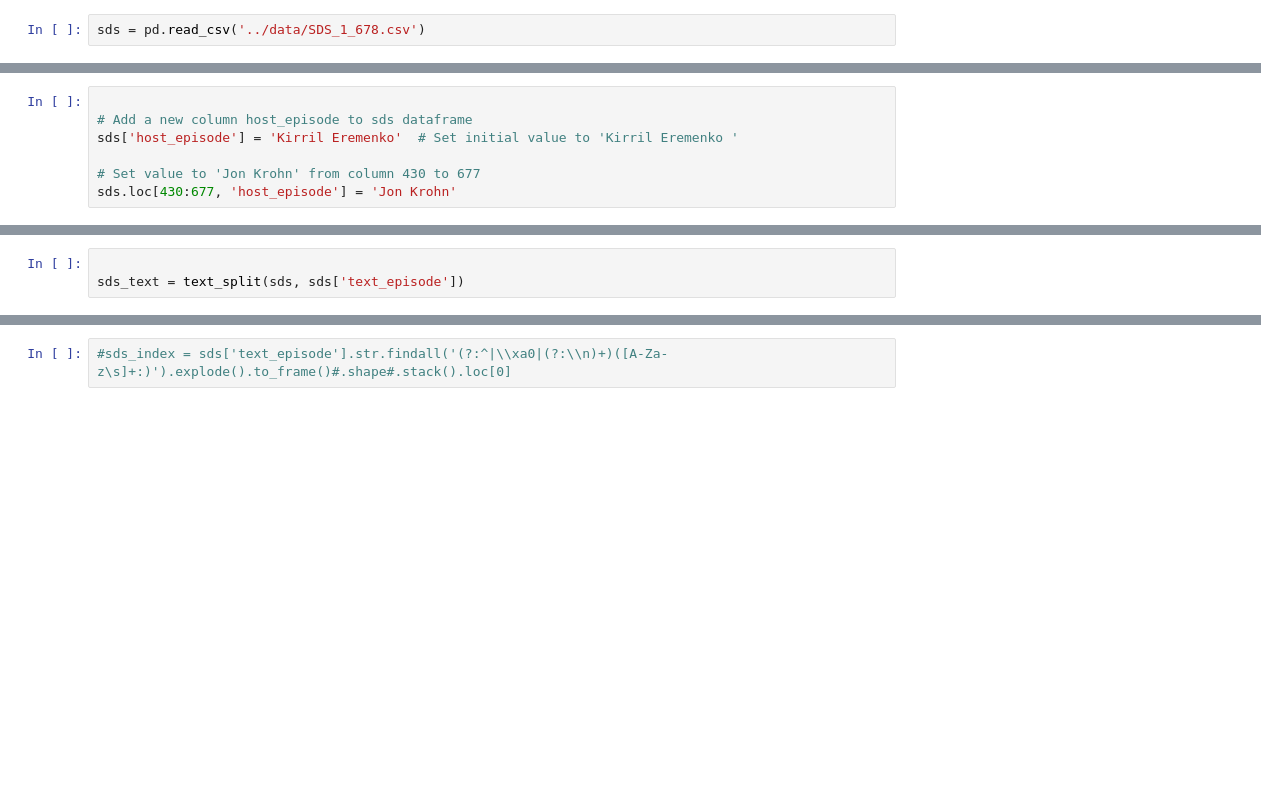
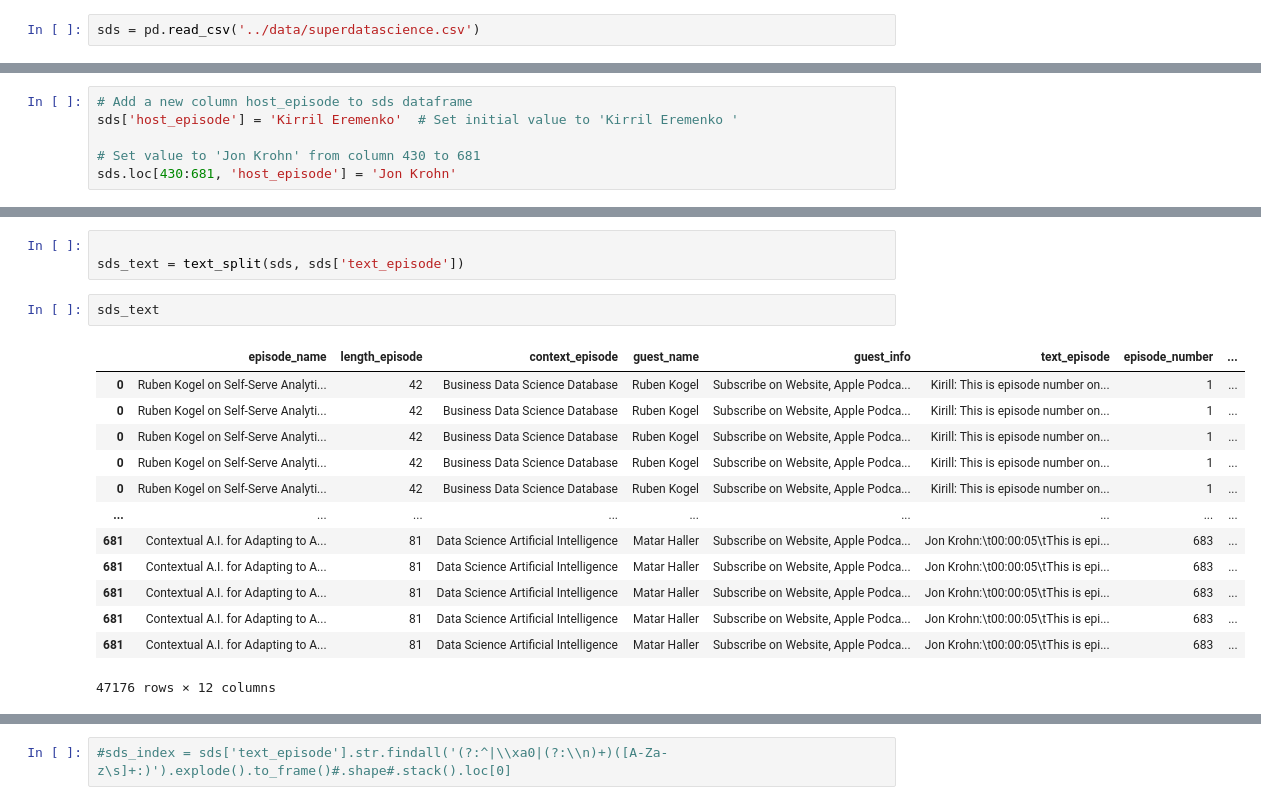
Before and after one commit to ashamaheshwari/SDS_podcast_analysis, a Jupyter notebook: notebooks/SDS_data_preprocessing.ipynb, the cells around one changed output, grey strips where cells are left out. Saved outputs shown, nothing was run; the diff lists cells and outputs as text; blank space fills up the shorter version.

Commit message:
working on data cleaning

```diff
--- a/notebooks/SDS_data_preprocessing.ipynb
+++ b/notebooks/SDS_data_preprocessing.ipynb
@@ -5,7 +5,7 @@ import matplotlib.pyplot as plt
 import seaborn as sns
 import plotly.express as px
 # %%
-sds = pd.read_csv('../data/SDS_1_678.csv')
+sds = pd.read_csv('../data/superdatascience.csv')
 # %%
 sds.info()
 # %% [output]
@@ -34,0 +71,6 @@ sds['length_episode'] = sds['length_episode'].astype('int')
+# %%
+# Add a new column host_episode to sds dataframe
+sds['host_episode'] = 'Kirril Eremenko'  # Set initial value to 'Kirril Eremenko '
+
+# Set value to 'Jon Krohn' from column 430 to 681
+sds.loc[430:681, 'host_episode'] = 'Jon Krohn'
@@ -115,7 +142,0 @@ sds['text_episode'].loc[429]
-# %%
-
-# Add a new column host_episode to sds dataframe
-sds['host_episode'] = 'Kirril Eremenko'  # Set initial value to 'Kirril Eremenko '
-
-# Set value to 'Jon Krohn' from column 430 to 677
-sds.loc[430:677, 'host_episode'] = 'Jon Krohn'
@@ -168,4 +159,20 @@ def text_split(df, column):
 # %%
 
 sds_text = text_split(sds, sds['text_episode'])
+# %%
+sds_text
+# %% [output]
+|  | episode_name | length_episode | context_episode | guest_name | guest_info | text_episode | episode_number | ... |
+| 0 | Ruben Kogel on Self-Serve Analyti... | 42 | Business Data Science Database | Ruben Kogel | Subscribe on Website, Apple Podca... | Kirill: This is episode number on... | 1 | ... |
+| 0 | Ruben Kogel on Self-Serve Analyti... | 42 | Business Data Science Database | Ruben Kogel | Subscribe on Website, Apple Podca... | Kirill: This is episode number on... | 1 | ... |
+| 0 | Ruben Kogel on Self-Serve Analyti... | 42 | Business Data Science Database | Ruben Kogel | Subscribe on Website, Apple Podca... | Kirill: This is episode number on... | 1 | ... |
+| 0 | Ruben Kogel on Self-Serve Analyti... | 42 | Business Data Science Database | Ruben Kogel | Subscribe on Website, Apple Podca... | Kirill: This is episode number on... | 1 | ... |
+| 0 | Ruben Kogel on Self-Serve Analyti... | 42 | Business Data Science Database | Ruben Kogel | Subscribe on Website, Apple Podca... | Kirill: This is episode number on... | 1 | ... |
+| ... | ... | ... | ... | ... | ... | ... | ... | ... |
+| 681 | Contextual A.I. for Adapting to A... | 81 | Data Science Artificial Intelligence | Matar Haller | Subscribe on Website, Apple Podca... | Jon Krohn:\t00:00:05\tThis is epi... | 683 | ... |
+| 681 | Contextual A.I. for Adapting to A... | 81 | Data Science Artificial Intelligence | Matar Haller | Subscribe on Website, Apple Podca... | Jon Krohn:\t00:00:05\tThis is epi... | 683 | ... |
+| 681 | Contextual A.I. for Adapting to A... | 81 | Data Science Artificial Intelligence | Matar Haller | Subscribe on Website, Apple Podca... | Jon Krohn:\t00:00:05\tThis is epi... | 683 | ... |
+| 681 | Contextual A.I. for Adapting to A... | 81 | Data Science Artificial Intelligence | Matar Haller | Subscribe on Website, Apple Podca... | Jon Krohn:\t00:00:05\tThis is epi... | 683 | ... |
+| 681 | Contextual A.I. for Adapting to A... | 81 | Data Science Artificial Intelligence | Matar Haller | Subscribe on Website, Apple Podca... | Jon Krohn:\t00:00:05\tThis is epi... | 683 | ... |
+47176 rows × 12 columns
 # %%
```
Also changed, not shown: parts of 53 cells of this notebook.
